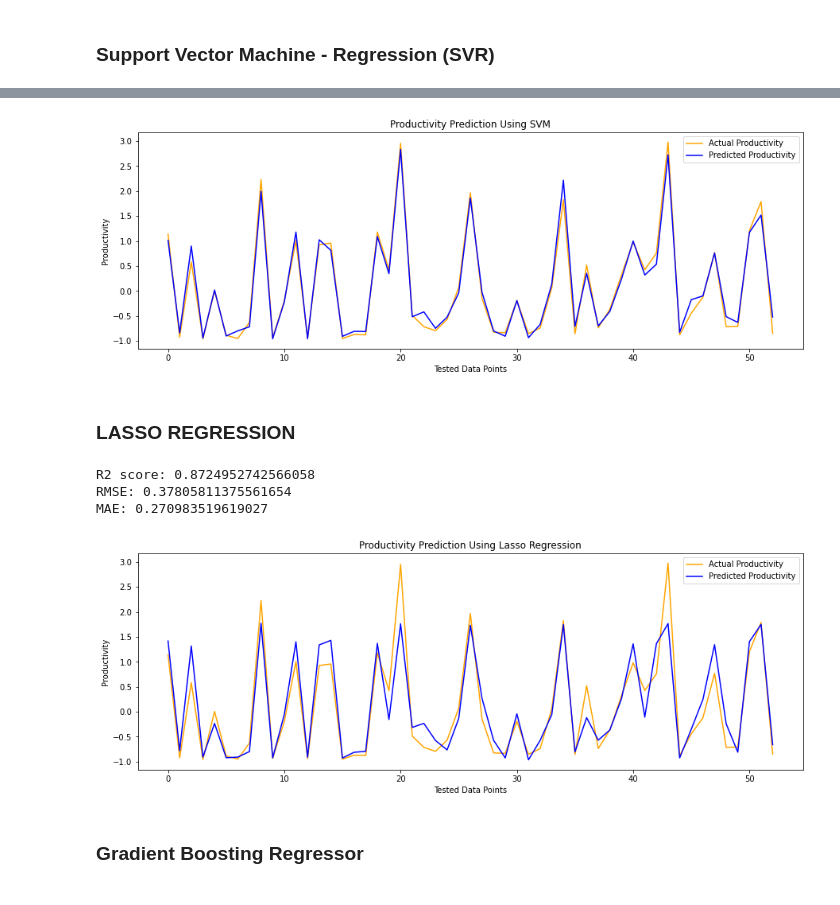
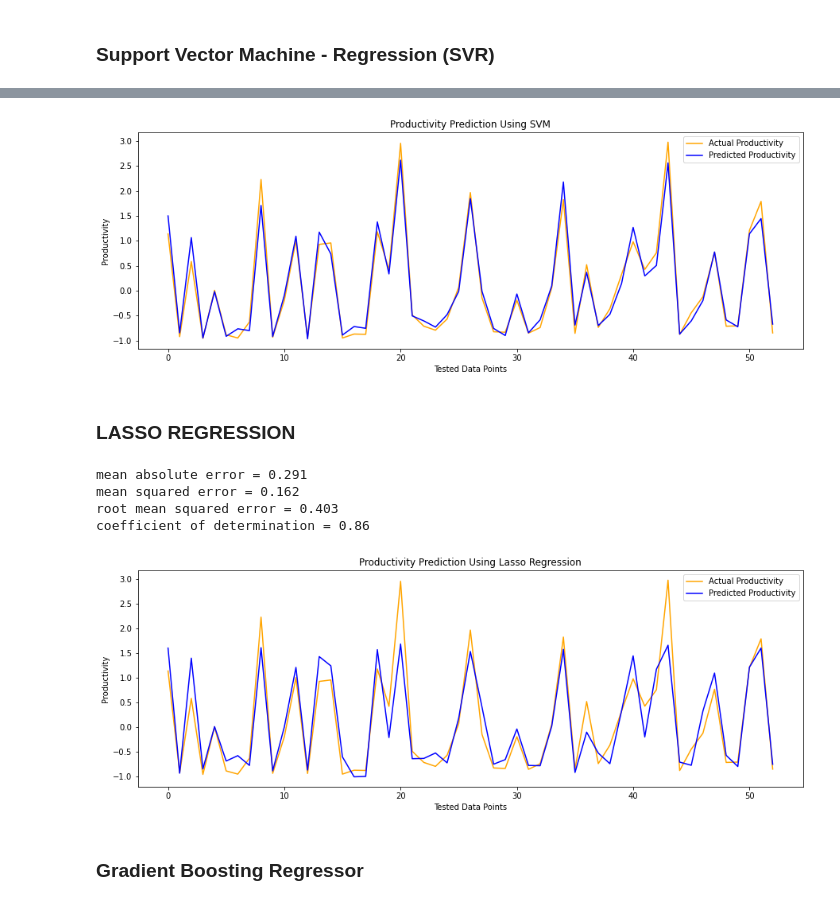
Before and after one commit to kamal-bari/machine_learning_with_python, a Jupyter notebook: Crop_Yield_Prediction_Using_MachineLearning.ipynb, the cells around one changed output, grey strips where cells are left out. Saved outputs shown, nothing was run; the diff lists cells and outputs as text; code cells hidden in the pictures.

```diff
--- a/Crop_Yield_Prediction_Using_MachineLearning.ipynb
+++ b/Crop_Yield_Prediction_Using_MachineLearning.ipynb
@@ -693,14 +886,14 @@ print(text_representation)
 #Using all parameters
 from sklearn.ensemble import RandomForestRegressor
 rf = RandomForestRegressor()
-rf.fit(x_train,y_train)
+rf.fit(x1_train,y1_train)
 
-score = rf.score(x_train, y_train)
-print("R-squared:", score)
+ypred_rf = rf.predict(x1_test)
 
-ypred = rf.predict(x_test)
-
-mse = mean_squared_error(y_test, ypred)
+mse = mean_squared_error(y1_test, ypred_rf)
 print("MSE: ", mse)
 print("RMSE: ", mse*(1/2.0))
+
+score = rf.score(x1_train, y1_train)
+print("R-squared:", score)
 # %% [output]
@@ -735,13 +950,14 @@ plt.show()
 # scores_poly = cross_val_score(svr_poly, x_train, y_train, cv=kf,scoring='neg_mean_squared_error')
 # print("MSE of svr_poly: %0.4f (+/- %0.4f)" % (-scores_poly.mean(), scores_poly.std() * 2))
 # %%
-#using all parameters
 from sklearn.svm import SVR
 from sklearn import metrics
+
 svr=SVR() #Default hyperparameters
-svr.fit(x_train,y_train)
-pred_all=svr.predict(x_test)
-#print('r2 Score:')
-print('R2 score:',r2_score(y_test, pred_all))
-print('RMSE:',np.sqrt(mean_squared_error(y_test, pred_all)))
-print('MAE:',mean_absolute_error(y_test, pred_all))
+svr.fit(x1_train,y1_train)
+y_pred_sv=svr.predict(x1_test)
+
+# # printing accuracy scores
+# print('RMSE:%.3f' %np.sqrt(mean_squared_error(y1_test, y_pred_sv)))
+# print('MAE: %.3f' %mean_absolute_error(y1_test, y_pred_sv))
+# print('R2 score: %.2f' %r2_score(y1_test, y_pred_sv))
@@ -752,14 +986,15 @@ MAE: 0.10949675281538863
 # %%
+# Ploting actual and predicted values
 plt.figure(figsize = (15,5))
-plt.plot(y_test, color='orange',label='Actual Productivity')
-plt.plot(pred_all, color='blue',label='Predicted Productivity')
+plt.plot(y1_test, color='orange',label='Actual Productivity')
+plt.plot(y_pred_sv, color='blue',label='Predicted Productivity')
 plt.title('Productivity Prediction Using SVM')
 plt.xlabel("Tested Data Points")
 plt.ylabel('Productivity')
 plt.legend()
 plt.show()
 # %% [output]
-[figure, old version]
+[figure, new version]
 # %% [markdown]
 ### LASSO REGRESSION
 # %%
@@ -767,26 +1002,46 @@ plt.show()
 from sklearn.linear_model import Lasso
 
 model_lasso = Lasso(alpha=0.01)
-model_lasso.fit(x_train, y_train)
-pred_all= model_lasso.predict(x_test)
+model_lasso.fit(x1_train, y1_train)
+y_pred_LAR= model_lasso.predict(x1_test)
 
-print('R2 score:',r2_score(y_test, pred_all))
-print('RMSE:',np.sqrt(mean_squared_error(y_test,pred_all)))
-print('MAE:',mean_absolute_error(y_test, pred_all))
+# # Printing accuracy scores
+# print('RMSE = %.3f' %np.sqrt(mean_squared_error(y1_test,y_pred_LAR)))
+# print('MAE= %.3f' %mean_absolute_error(y1_test, y_pred_LAR))
+# print('R2 score= %.2f' %r2_score(y1_test, y_pred_LAR))
-# %% [output]
-R2 score: 0.8724952742566058
-RMSE: 0.37805811375561654
-MAE: 0.270983519619027
+# %%
+## printing accuracy scores
+# mean absolute error
+MAE_LAR = mean_absolute_error(y1_test, y_pred_LAR)
+print("mean absolute error = %.3f" % MAE_LAR)
+
+# mean squared error
+MSE_LAR = mean_squared_error(y1_test, y_pred_LAR)
+print("mean squared error = %.3f" % MSE_LAR)
+
+# root mean squared error
+RMSE_LAR = mean_squared_error(y1_test, y_pred_LAR, squared=False)
+print("root mean squared error = %.3f" % RMSE_LAR)
+
+# coefficient of determination
+r_squared_LAR = r2_score(y1_test, y_pred_LAR)
+print("coefficient of determination = %.2f" % r_squared_LAR)
+# %% [output]
+mean absolute error = 0.291
+mean squared error = 0.162
+root mean squared error = 0.403
+coefficient of determination = 0.86
 # %%
+# Plotting actual and predicted values
 plt.figure(figsize = (15,5))
-plt.plot(y_test, color='orange',label='Actual Productivity')
-plt.plot(pred_all, color='blue',label='Predicted Productivity')
+plt.plot(y1_test, color='orange',label='Actual Productivity')
+plt.plot(y_pred_LAR, color='blue',label='Predicted Productivity')
 plt.title('Productivity Prediction Using Lasso Regression')
 plt.xlabel("Tested Data Points")
 plt.ylabel('Productivity')
 plt.legend()
 plt.show()
 # %% [output]
-[figure, old version]
+[figure, new version]
 # %% [markdown]
 ### Gradient Boosting Regressor
```
Also changed, not shown: parts of 111 cells of this notebook.
